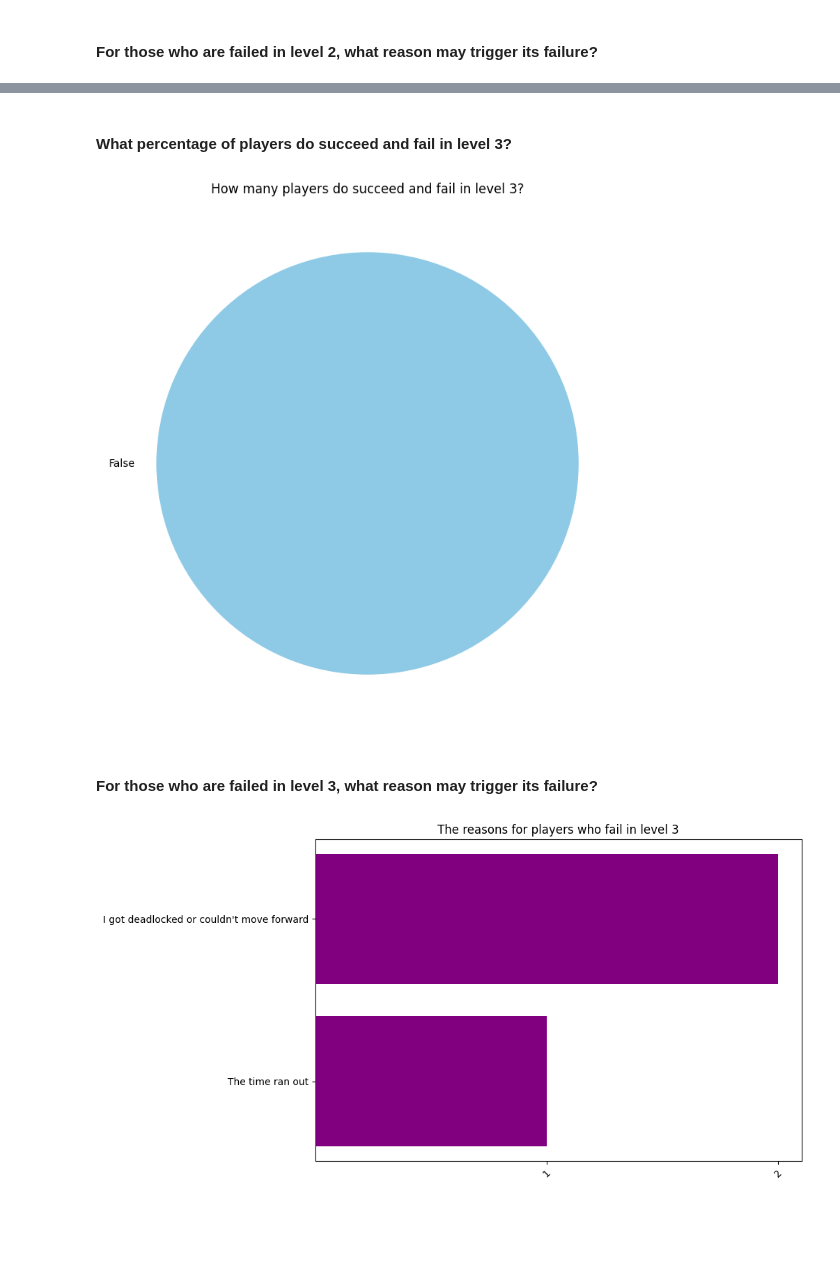
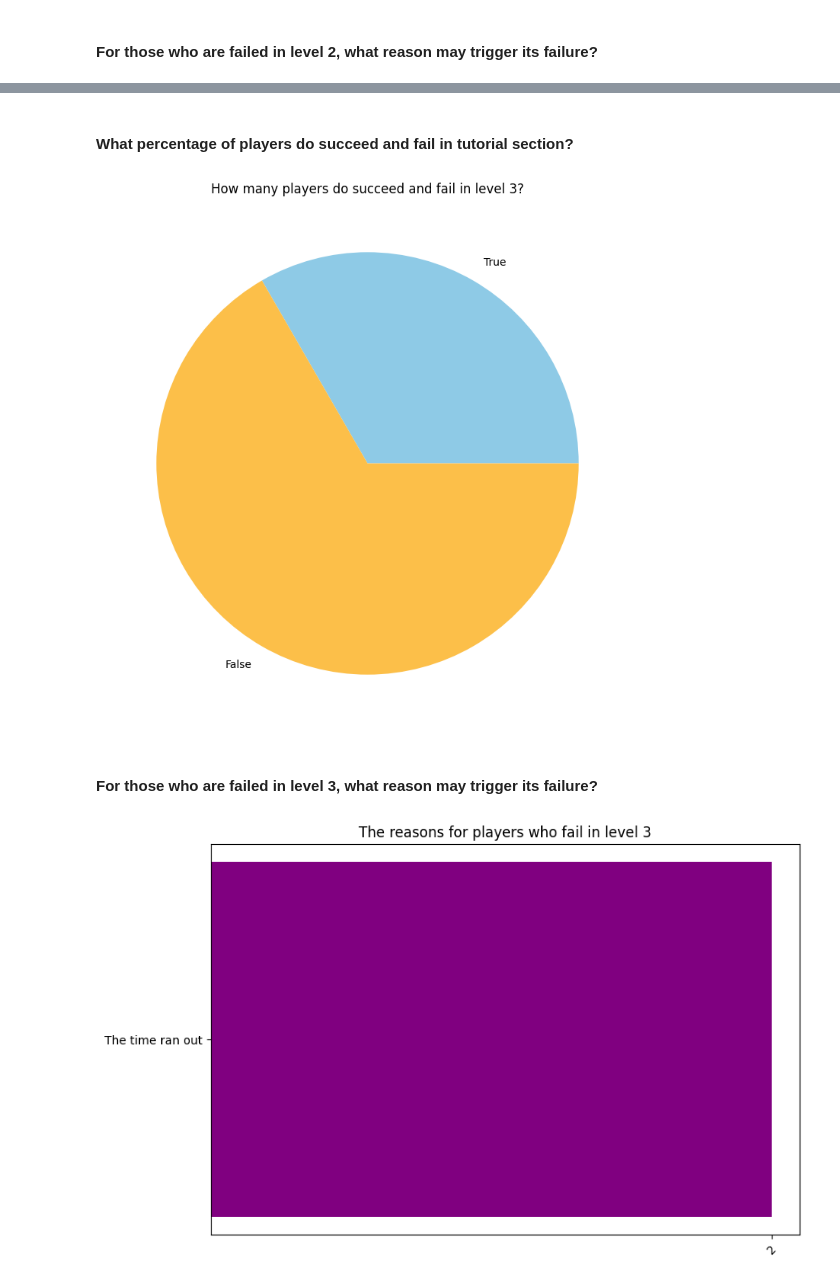
Before and after one commit to CSCI-526-Spring-2025/csci-526-final-project-sarang-and-hate, a Jupyter notebook: Analysis/analysis.ipynb, the cells around one changed output, grey strips where cells are left out. Drawn from its saved outputs; the diff is of its cells as text; code cells hidden in the pictures; blank space fills up the shorter version.

```diff
--- a/Analysis/analysis.ipynb
+++ b/Analysis/analysis.ipynb
@@ -33,7 +33,7 @@ data = ref.get()
 # for further analysis
 
 # results = {}
-player_collection = data
+player_collection = data["players"]
 # %% [markdown]
 ### The first part refers to 2D Map Effectivess associated with this game. The main purpose of solving this concern is to look for whether the 2D map is effective or not.
 # %%
@@ -146,8 +147,8 @@ level2Res = {}
 level2_failure = {}
 
 
-level3Res = {}
-level3_failure = {}
+tutorialRes = {}
+tutorial_failure = {}
 # %%
 
 #iterate each entry to determine the validity of the wall rotation
@@ -157,7 +158,7 @@ for curr_player in player_collection:
         curr_player_records = curr_player["records"]
 
         # level 1's result
-        curr_player_level1 = curr_player_records["level1"]
+        curr_player_level1 = curr_player_records['level1']
         level1SuccessOrNot = curr_player_level1["completed"]
 
         if level1SuccessOrNot not in level1Res:
@@ -177,7 +178,7 @@ for curr_player in player_collection:
 
 
         # level2's result
-        curr_player_level2 = curr_player_records["level2"]
+        curr_player_level2 = curr_player_records['level2']
         level2SuccessOrNot = curr_player_level2["completed"]
 
         if level2SuccessOrNot not in level2Res:
@@ -195,23 +196,23 @@ for curr_player in player_collection:
             level2_failure[reason] += 1
 
 
-        # level3's result
-        curr_player_level3 = curr_player_records["level3"]
-        level3SuccessOrNot = curr_player_level3["completed"]
+        # tutorial's result
+        curr_player_tutorial = curr_player_records["tutorial"]
+        tutorialSuccessOrNot = curr_player_tutorial["completed"]
 
-        if level3SuccessOrNot not in level3Res:
-            level3Res[level3SuccessOrNot] = 0
+        if tutorialSuccessOrNot not in tutorialRes:
+            tutorialRes[tutorialSuccessOrNot] = 0
 
-        level3Res[level3SuccessOrNot] += 1
+        tutorialRes[tutorialSuccessOrNot] += 1
 
         #level 3's failure
-        if not level3SuccessOrNot:
-            reason = curr_player_level3["reason"]
+        if not tutorialSuccessOrNot:
+            reason = curr_player_tutorial["reason"]
 
-            if reason not in level3_failure:
-                level3_failure[reason] = 0
+            if reason not in tutorial_failure:
+                tutorial_failure[reason] = 0
 
-            level3_failure[reason] += 1
+            tutorial_failure[reason] += 1
 # %% [markdown]
 ### Level 1's difficulty ###
 # %% [markdown]
@@ -275,27 +276,27 @@ plt.show()
 # %% [markdown]
-#### What percentage of players do succeed and fail in level 3? ####
+#### What percentage of players do succeed and fail in tutorial section? ####
 # %%
-level3_labels = list(level3Res.keys())
-level3_values = list(level3Res.values())
+tutorial_labels = list(tutorialRes.keys())
+tutorial_values = list(tutorialRes.values())
 
 # draw the plot using the pie chart
 plt.figure(figsize=(9, 9))
-plt.pie(level3_values, labels=level3_labels, colors=["#8ecae6", "#fcbf49"])
+plt.pie(tutorial_values, labels=tutorial_labels, colors=["#8ecae6", "#fcbf49"])
 plt.title("How many players do succeed and fail in level 3?")
 plt.show()
 # %% [output]
-[figure, old version]
+[figure, new version]
 # %% [markdown]
 #### For those who are failed in level 3, what reason may trigger its failure? ####
 # %%
-level3_failure_labels = list(level3_failure.keys())
-level3_failure_values = list(level3_failure.values())
+tutorial_failure_labels = list(tutorial_failure.keys())
+tutorial_failure_values = list(tutorial_failure.values())
 
 # draw the plot using the horizontal bar chart
 plt.figure(figsize=(9, 6))
-bars = plt.barh(level3_failure_labels, level3_failure_values, color="purple")
+bars = plt.barh(tutorial_failure_labels, tutorial_failure_values, color="purple")
 plt.title("The reasons for players who fail in level 3")
-plt.xticks(level3_failure_values, rotation=45)
+plt.xticks(tutorial_failure_values, rotation=45)
 plt.show()
 # %% [output]
-[figure, old version]
+[figure, new version]
```
Also changed, not shown: parts of 5 cells of this notebook.
